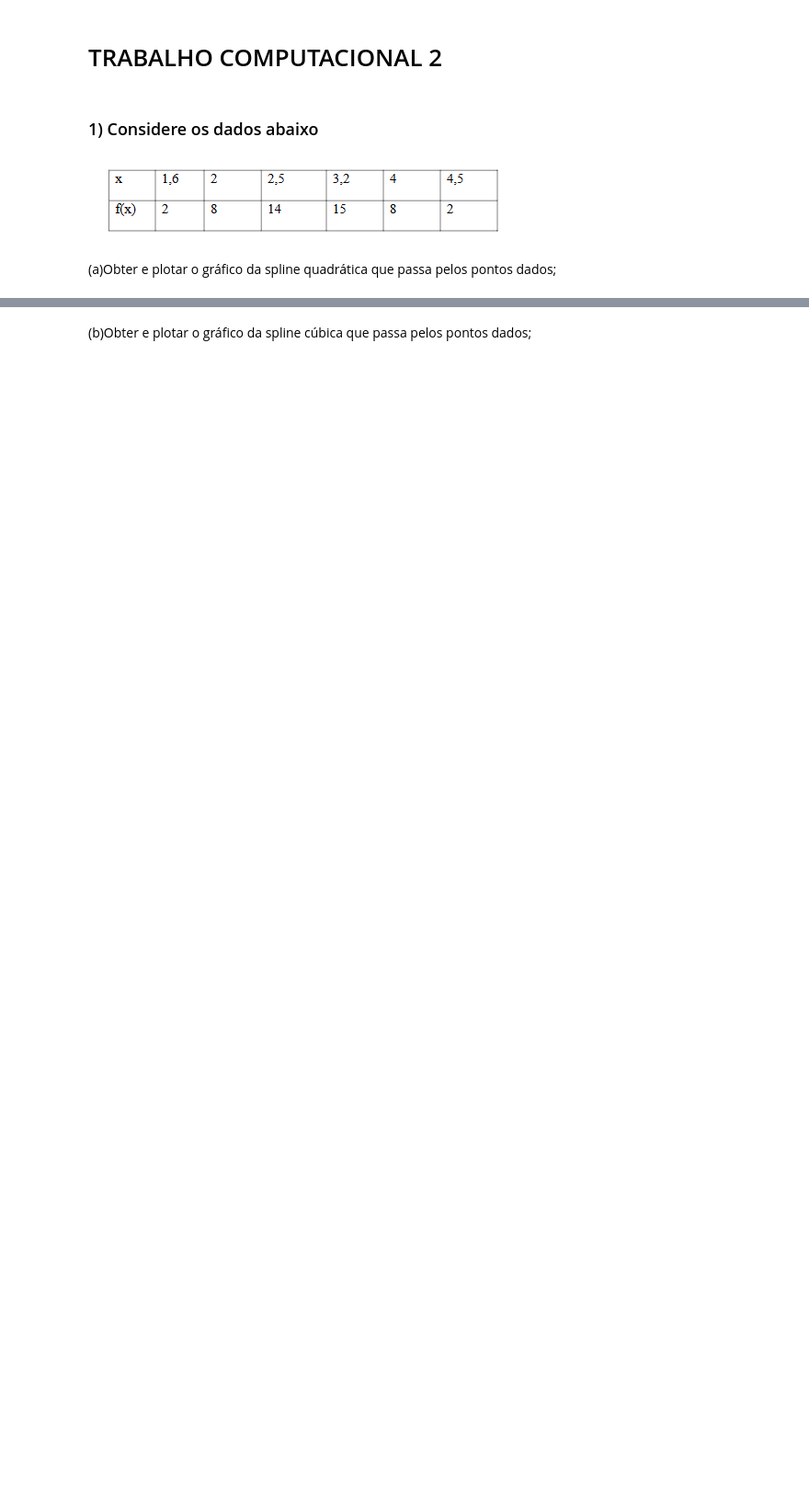
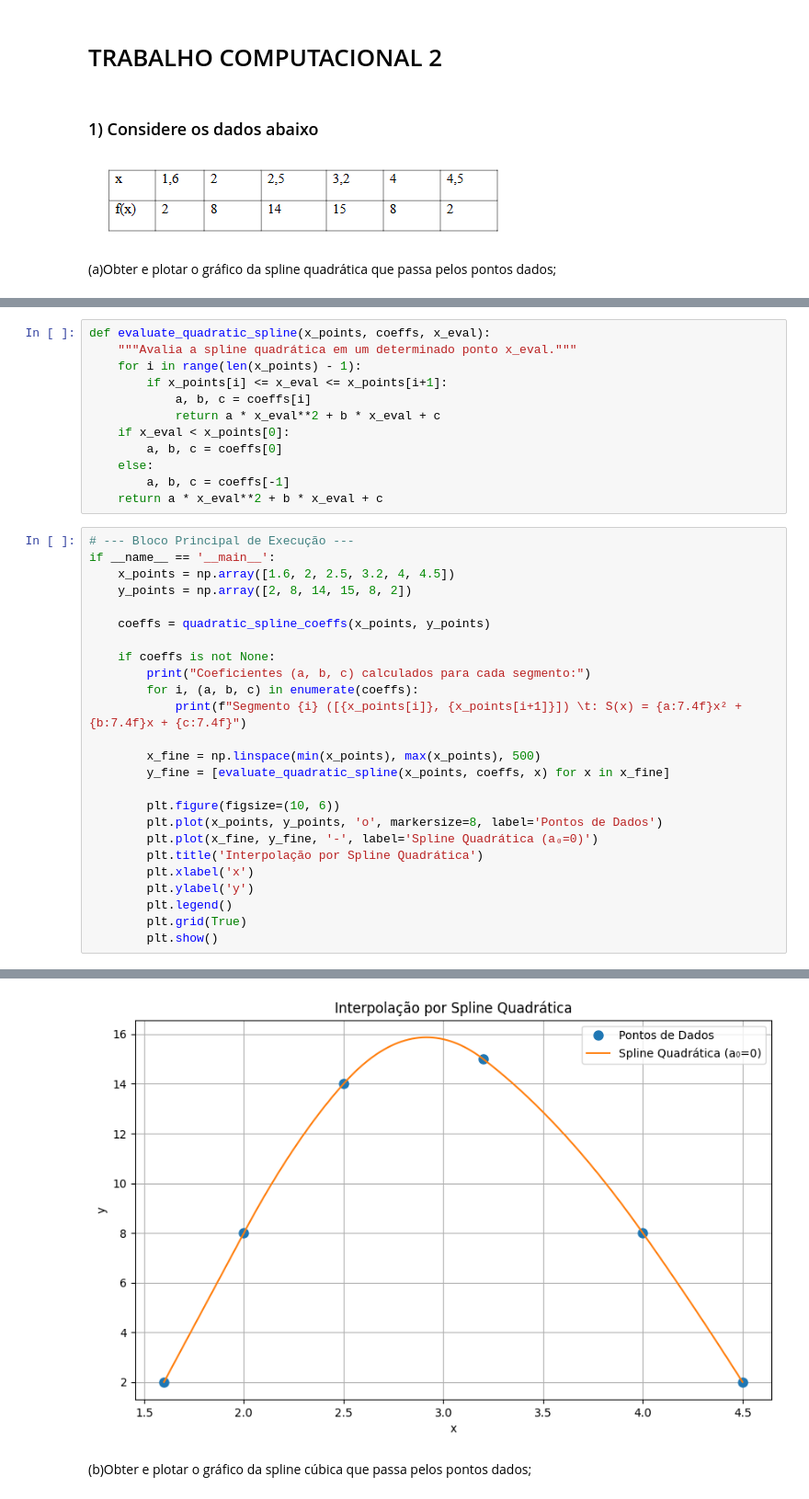
Before and after one commit to Luckas33/MetodosNumericos, a Jupyter notebook: TrabalhoComputacional_2.ipynb, the cells around one changed output, grey strips where cells are left out. Shown at 92% size. Saved outputs shown, nothing was run; the diff lists cells and outputs as text; blank space fills up the shorter version.

```diff
--- a/TrabalhoComputacional_2.ipynb
+++ b/TrabalhoComputacional_2.ipynb
@@ -27,0 +123,38 @@ Link para vídeo de apresentação:
+# %%
+def evaluate_quadratic_spline(x_points, coeffs, x_eval):
+    """Avalia a spline quadrática em um determinado ponto x_eval."""
+    for i in range(len(x_points) - 1):
+        if x_points[i] <= x_eval <= x_points[i+1]:
+            a, b, c = coeffs[i]
+            return a * x_eval**2 + b * x_eval + c
+    if x_eval < x_points[0]:
+        a, b, c = coeffs[0]
+    else:
+        a, b, c = coeffs[-1]
+    return a * x_eval**2 + b * x_eval + c
+# %%
+# --- Bloco Principal de Execução ---
+if __name__ == '__main__':
+    x_points = np.array([1.6, 2, 2.5, 3.2, 4, 4.5])
+    y_points = np.array([2, 8, 14, 15, 8, 2])
+
+    coeffs = quadratic_spline_coeffs(x_points, y_points)
+
+    if coeffs is not None:
+        print("Coeficientes (a, b, c) calculados para cada segmento:")
+        for i, (a, b, c) in enumerate(coeffs):
+            print(f"Segmento {i} ([{x_points[i]}, {x_points[i+1]}]) \t: S(x) = {a:7.4f}x² + {b:7.4f}x + {c:7.4f}")
+
+        x_fine = np.linspace(min(x_points), max(x_points), 500)
+        y_fine = [evaluate_quadratic_spline(x_points, coeffs, x) for x in x_fine]
+
+        plt.figure(figsize=(10, 6))
+        plt.plot(x_points, y_points, 'o', markersize=8, label='Pontos de Dados')
+        plt.plot(x_fine, y_fine, '-', label='Spline Quadrática (a₀=0)')
+        plt.title('Interpolação por Spline Quadrática')
+        plt.xlabel('x')
+        plt.ylabel('y')
+        plt.legend()
+        plt.grid(True)
+        plt.show()
+# %% [output]
@@ -28,3 +167,4 @@ Link para vídeo de apresentação:
+[figure, added]
 # %% [markdown]
 (b)Obter e plotar o gráfico da spline cúbica que passa pelos pontos dados;
 # %% [markdown]
```
Also changed, not shown: parts of 11 cells of this notebook.
